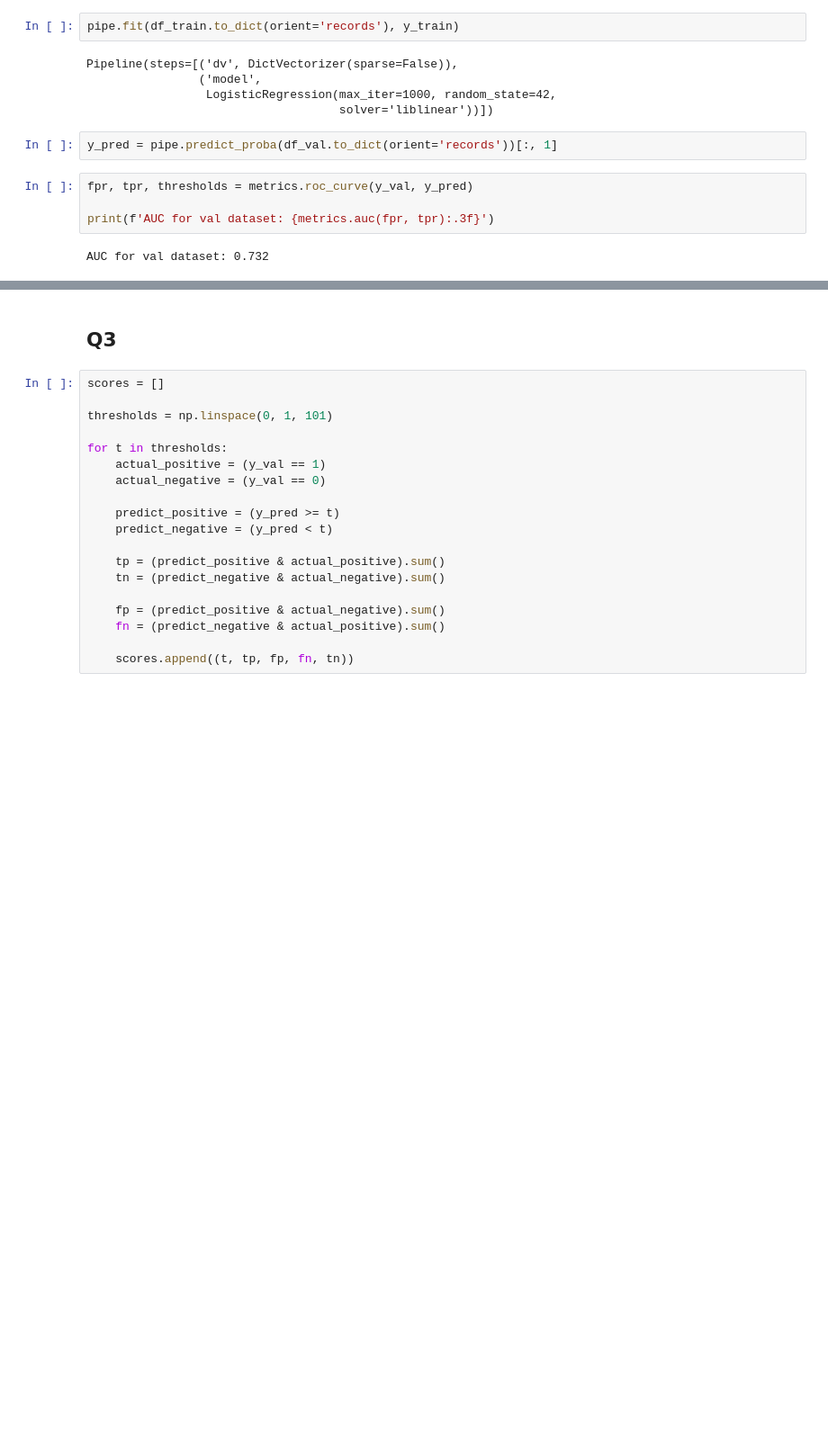
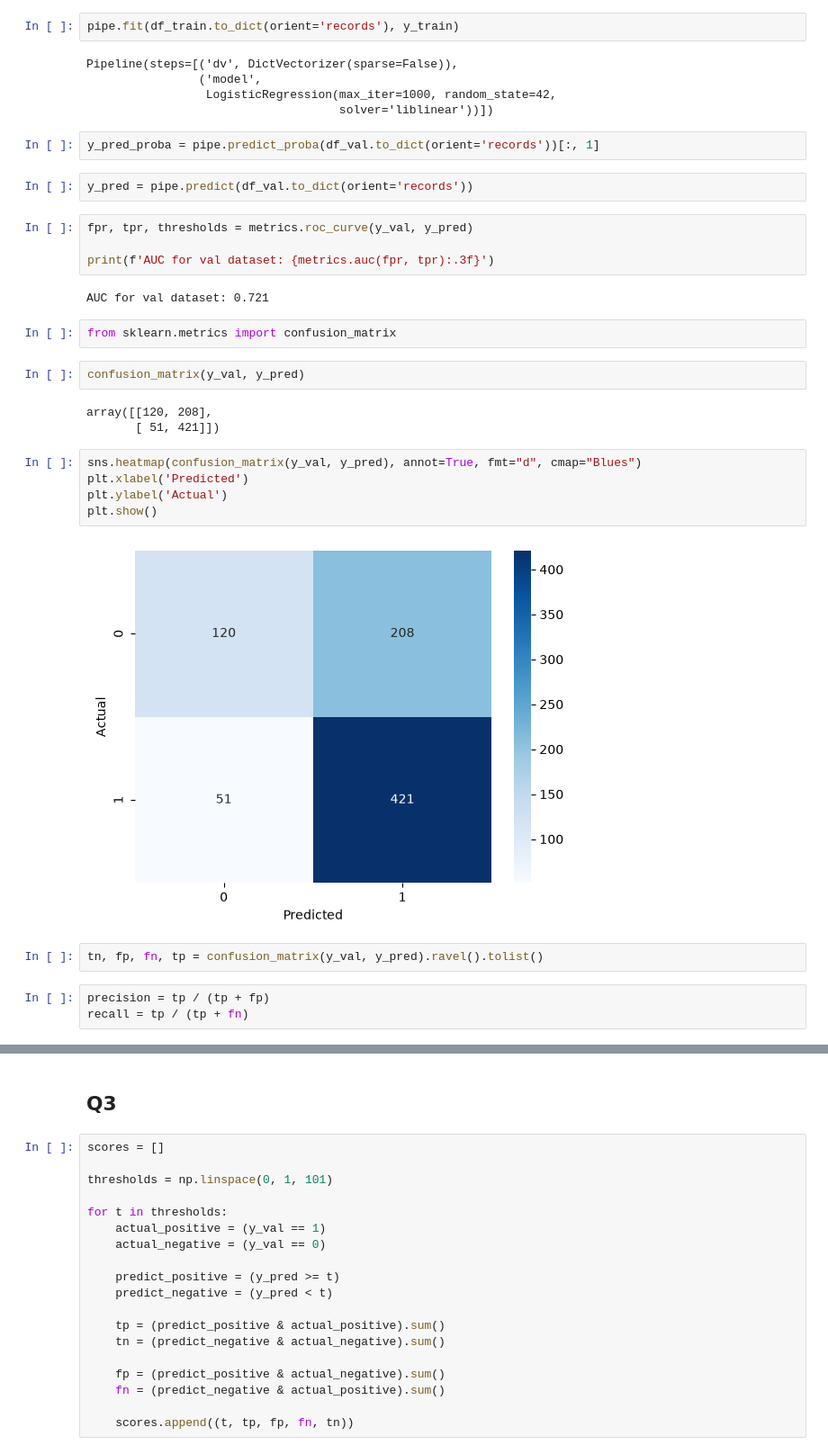
Before and after one commit to ss52/ml_zoomcamp, a Jupyter notebook: HW/hw_4.ipynb, the cells around one changed output, grey strips where cells are left out. Shown at 90% size. Cells and saved outputs as stored; diff of their text form; blank space fills up the shorter version.

```diff
--- a/HW/hw_4.ipynb
+++ b/HW/hw_4.ipynb
@@ -122,10 +122,31 @@ Pipeline(steps=[('dv', DictVectorizer(sparse=False)),
                  LogisticRegression(max_iter=1000, random_state=42,
                                     solver='liblinear'))])
 # %%
-y_pred = pipe.predict_proba(df_val.to_dict(orient='records'))[:, 1]
+y_pred_proba = pipe.predict_proba(df_val.to_dict(orient='records'))[:, 1]
+# %%
+y_pred = pipe.predict(df_val.to_dict(orient='records'))
 # %%
 fpr, tpr, thresholds = metrics.roc_curve(y_val, y_pred)
 
 print(f'AUC for val dataset: {metrics.auc(fpr, tpr):.3f}')
 # %% [output]
-AUC for val dataset: 0.732
+AUC for val dataset: 0.721
+# %%
+from sklearn.metrics import confusion_matrix
+# %%
+confusion_matrix(y_val, y_pred)
+# %% [output]
+array([[120, 208],
+       [ 51, 421]])
+# %%
+sns.heatmap(confusion_matrix(y_val, y_pred), annot=True, fmt="d", cmap="Blues")
+plt.xlabel('Predicted')
+plt.ylabel('Actual')
+plt.show()
+# %% [output]
+[figure, added]
+# %%
+tn, fp, fn, tp = confusion_matrix(y_val, y_pred).ravel().tolist()
+# %%
+precision = tp / (tp + fp)
+recall = tp / (tp + fn)
```
Also changed, not shown: parts of 2 cells of this notebook, 3 other files.
